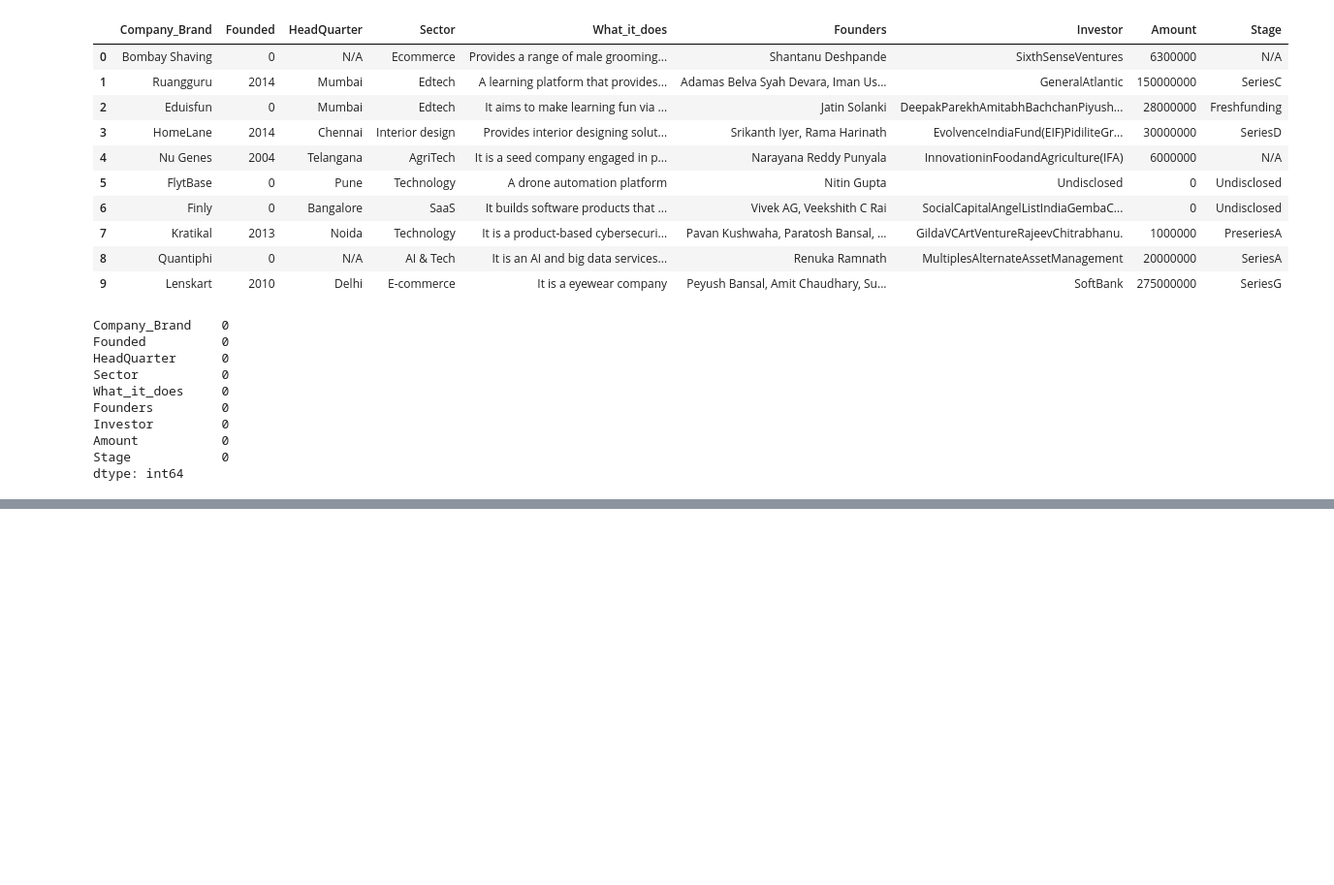
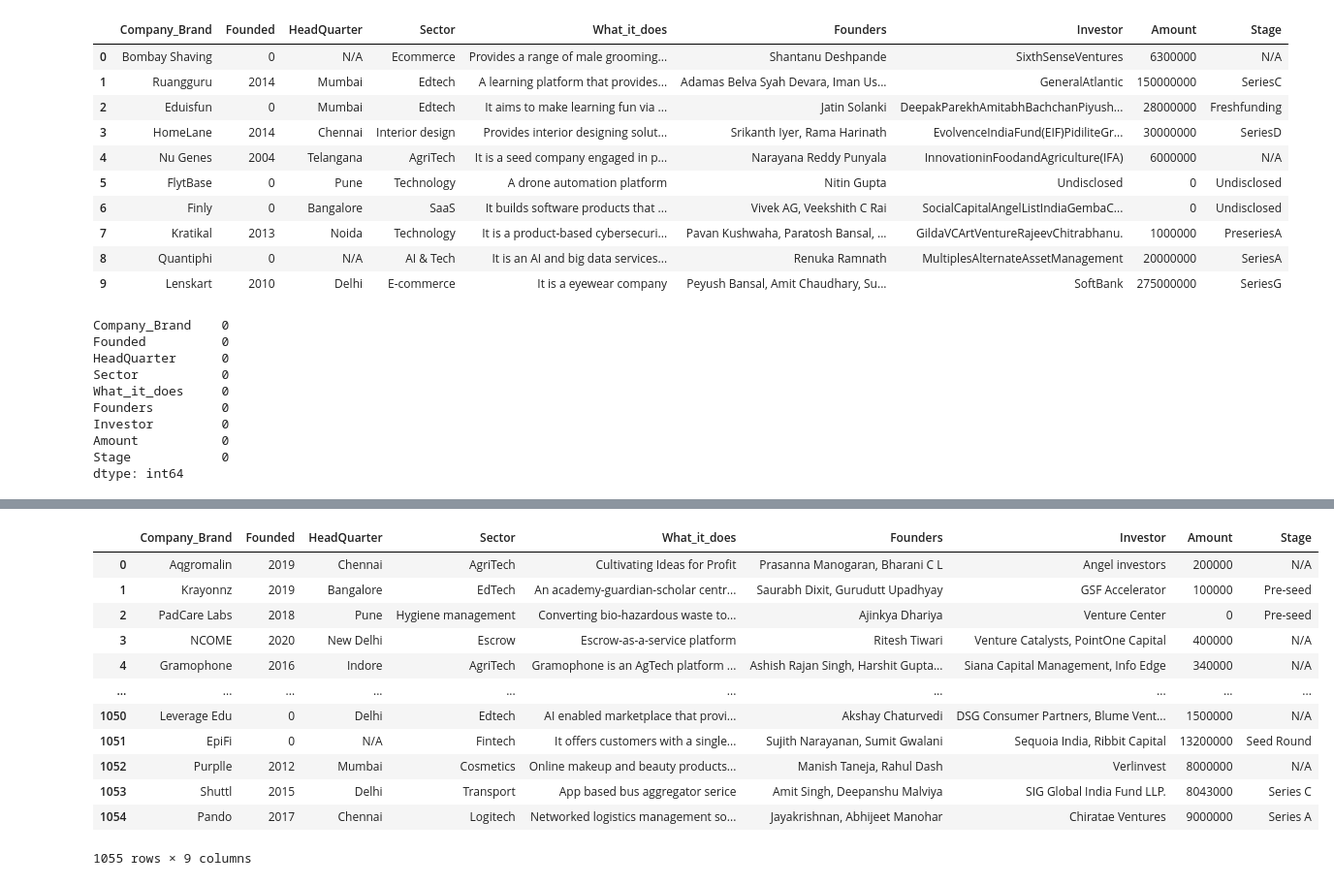
Before and after one commit to Georginahnjeri/Ecosystem-Startup, a Jupyter notebook: Untitled.ipynb, the cells around one changed output, grey strips where cells are left out. Shown at 97% size. Cells and saved outputs as stored; diff of their text form; code cells hidden in the pictures; blank space fills up the shorter version.

```diff
--- a/Untitled.ipynb
+++ b/Untitled.ipynb
@@ -700,0 +951,18 @@ Changing column names
+# %%
+#dropping column 10
+final_2020=cleandata_2020.drop('column10', axis=1)
+final_2020
+# %% [output]
+|  | Company_Brand | Founded | HeadQuarter | Sector | What_it_does | Founders | Investor | Amount | Stage |
+| 0 | Aqgromalin | 2019 | Chennai | AgriTech | Cultivating Ideas for Profit | Prasanna Manogaran, Bharani C L | Angel investors | 200000 | N/A |
+| 1 | Krayonnz | 2019 | Bangalore | EdTech | An academy-guardian-scholar centr... | Saurabh Dixit, Gurudutt Upadhyay | GSF Accelerator | 100000 | Pre-seed |
+| 2 | PadCare Labs | 2018 | Pune | Hygiene management | Converting bio-hazardous waste to... | Ajinkya Dhariya | Venture Center | 0 | Pre-seed |
+| 3 | NCOME | 2020 | New Delhi | Escrow | Escrow-as-a-service platform | Ritesh Tiwari | Venture Catalysts, PointOne Capital | 400000 | N/A |
+| 4 | Gramophone | 2016 | Indore | AgriTech | Gramophone is an AgTech platform ... | Ashish Rajan Singh, Harshit Gupta... | Siana Capital Management, Info Edge | 340000 | N/A |
+| ... | ... | ... | ... | ... | ... | ... | ... | ... | ... |
+| 1050 | Leverage Edu | 0 | Delhi | Edtech | AI enabled marketplace that provi... | Akshay Chaturvedi | DSG Consumer Partners, Blume Vent... | 1500000 | N/A |
+| 1051 | EpiFi | 0 | N/A | Fintech | It offers customers with a single... | Sujith Narayanan, Sumit Gwalani | Sequoia India, Ribbit Capital | 13200000 | Seed Round |
+| 1052 | Purplle | 2012 | Mumbai | Cosmetics | Online makeup and beauty products... | Manish Taneja, Rahul Dash | Verlinvest | 8000000 | N/A |
+| 1053 | Shuttl | 2015 | Delhi | Transport | App based bus aggregator serice | Amit Singh, Deepanshu Malviya | SIG Global India Fund LLP. | 8043000 | Series C |
+| 1054 | Pando | 2017 | Chennai | Logitech | Networked logistics management so... | Jayakrishnan, Abhijeet Manohar | Chiratae Ventures | 9000000 | Series A |
+1055 rows × 9 columns
```
Also changed, not shown: parts of 10 cells of this notebook.
